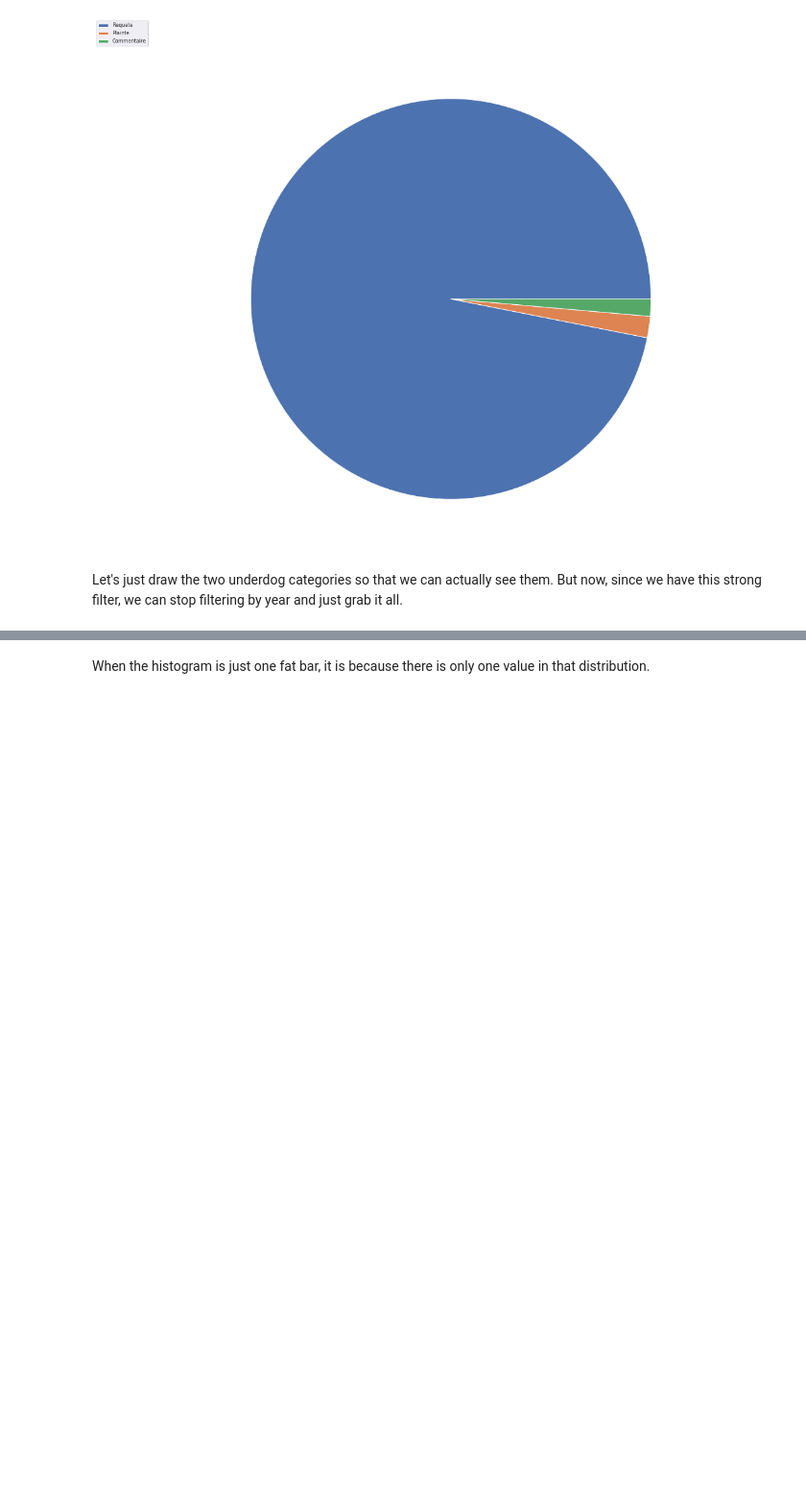
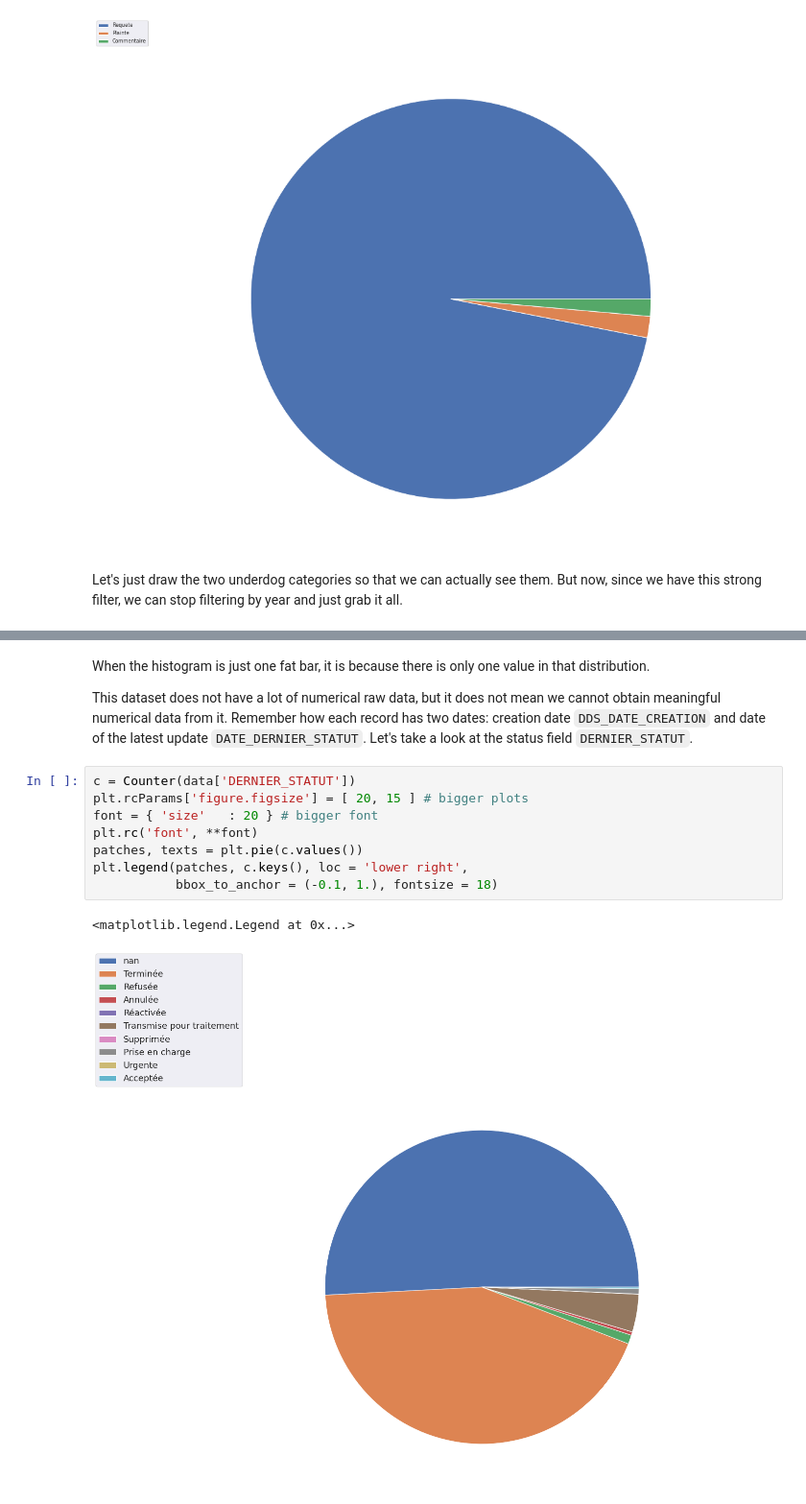
Before and after one commit to satuelisa/Requetes311, a Jupyter notebook: Statistics.ipynb, the cells around one changed output, grey strips where cells are left out. Shown at 96% size. Drawn from its saved outputs; the diff is of its cells as text; blank space fills up the shorter version.

```diff
--- a/Statistics.ipynb
+++ b/Statistics.ipynb
@@ -336,2 +346,15 @@ sns.pairplot(kept, hue = 'kind', kind = 'scatter', diag_kind = 'hist',
-# %% [markdown]
-When the histogram is just one fat bar, it is because there is only one value in that distribution.
+# %% [markdown]
+When the histogram is just one fat bar, it is because there is only one value in that distribution.
+
+This dataset does not have a lot of numerical raw data, but it does not mean we cannot obtain meaningful numerical data from it. Remember how each record has two dates: creation date `DDS_DATE_CREATION` and date of the latest update `DATE_DERNIER_STATUT`. Let's take a look at the status field `DERNIER_STATUT`.
+# %%
+c = Counter(data['DERNIER_STATUT'])
+plt.rcParams['figure.figsize'] = [ 20, 15 ] # bigger plots
+font = { 'size'   : 20 } # bigger font
+plt.rc('font', **font)
+patches, texts = plt.pie(c.values())
+plt.legend(patches, c.keys(), loc = 'lower right',
+           bbox_to_anchor = (-0.1, 1.), fontsize = 18)
+# %% [output]
+<matplotlib.legend.Legend at 0x...>
+[figure, added]
```
Also changed, not shown: parts of 33 cells of this notebook, 1 other file.
